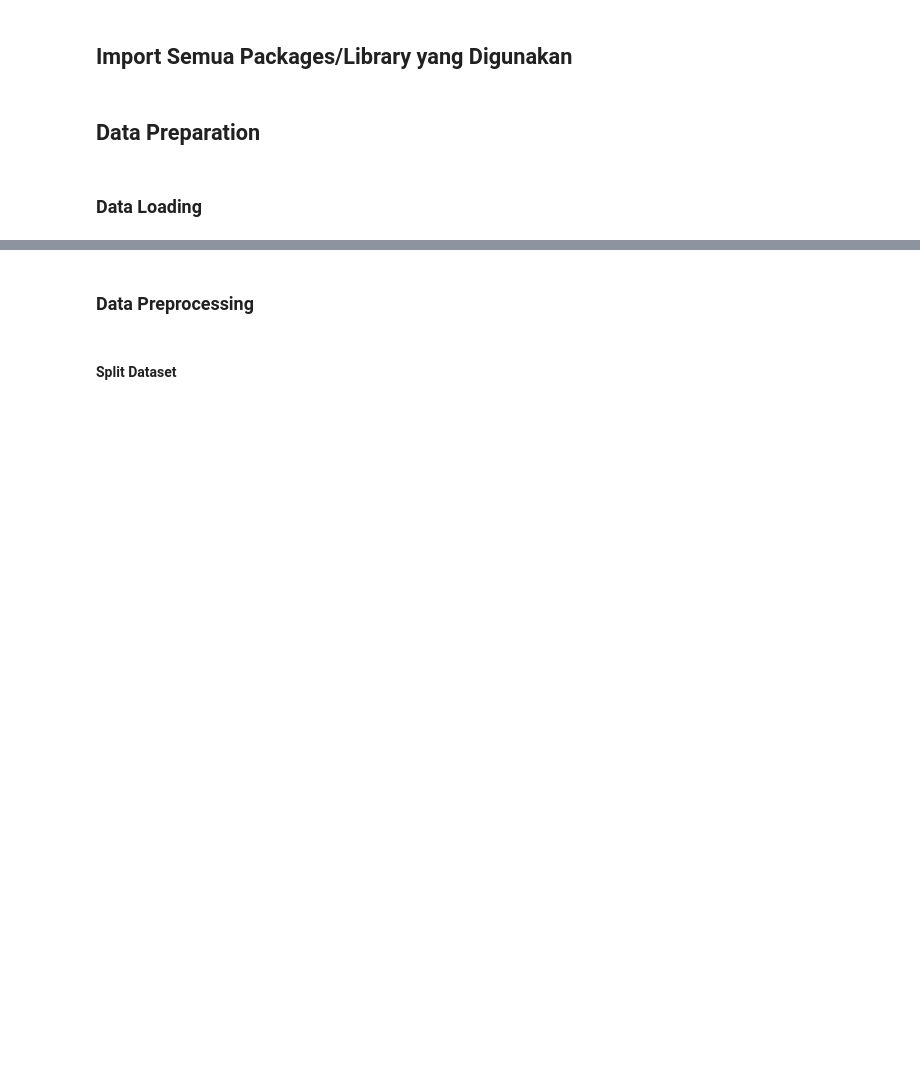
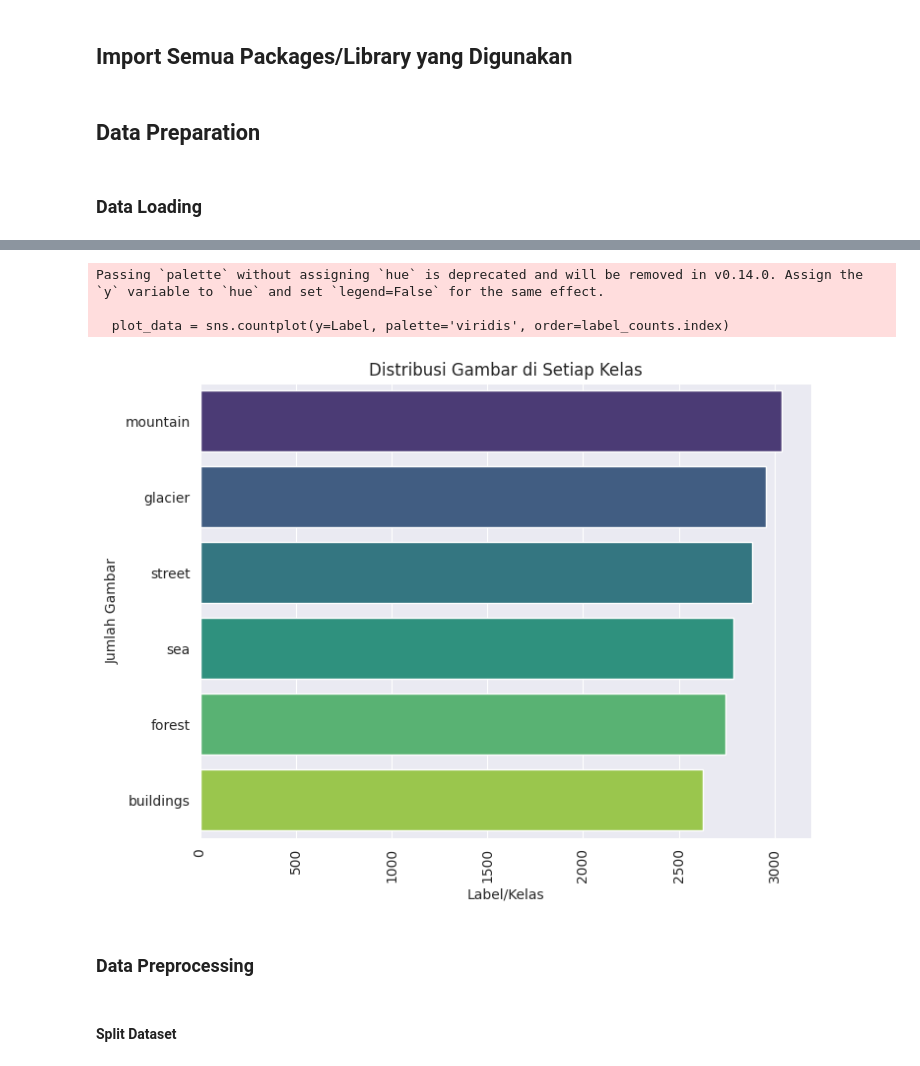
Before and after one commit to MHzNug/Project-Analisis-Data-Gambar, a Jupyter notebook: notebook.ipynb, the cells around one changed output, grey strips where cells are left out. Saved outputs shown, nothing was run; the diff lists cells and outputs as text; code cells hidden in the pictures; blank space fills up the shorter version.

```diff
--- a/notebook.ipynb
+++ b/notebook.ipynb
@@ -19,3 +86,42 @@ import seaborn as sns
+# %%
+# Gabungkan semua subfolder dari train dan test dengan path lengkap
+all_subfolders = [os.path.join(train_folder, subfolder) for subfolder in train_subfolders] + \
+                  [os.path.join(test_folder, subfolder) for subfolder in test_subfolders]
+
+# Daftar untuk menyimpan data
+file_name = []
+labels = []
+full_path = []
+
+# Looping untuk mendapatkan nama file, path file, dan label dari setiap gambar
+for folder in all_subfolders:
+    for file in os.listdir(folder):
+        if file.endswith(('.jpg', '.jpeg', '.png')):  # Memastikan hanya file gambar
+            full_path.append(os.path.join(folder, file))
+            labels.append(os.path.basename(folder))  # Mengambil nama subfolder sebagai label
+            file_name.append(file)
+
+# Membuat DataFrame
+dataset = pd.DataFrame({"path": full_path, 'file_name': file_name, "labels": labels})
+
+# Hitung jumlah gambar untuk setiap kelas
+label_counts = dataset['labels'].value_counts()
+
+# Plot distribusi gambar berdasarkan label
+Label = dataset['labels']
+plt.figure(figsize=(8, 6))
+sns.set_style("darkgrid")
+plot_data = sns.countplot(y=Label, palette='viridis', order=label_counts.index)
+plt.title("Distribusi Gambar di Setiap Kelas")
+plt.xlabel("Label/Kelas")
+plt.ylabel("Jumlah Gambar")
+plt.xticks(rotation=90)
+plt.show()
+# %% [output]
+Passing `palette` without assigning `hue` is deprecated and will be removed in v0.14.0. Assign the `y` variable to `hue` and set `legend=False` for the same effect.
+
+  plot_data = sns.countplot(y=Label, palette='viridis', order=label_counts.index)
+[figure, added]
 # %% [markdown]
 ### Data Preprocessing
 # %% [markdown]
```
Also changed, not shown: parts of 4 cells of this notebook.
